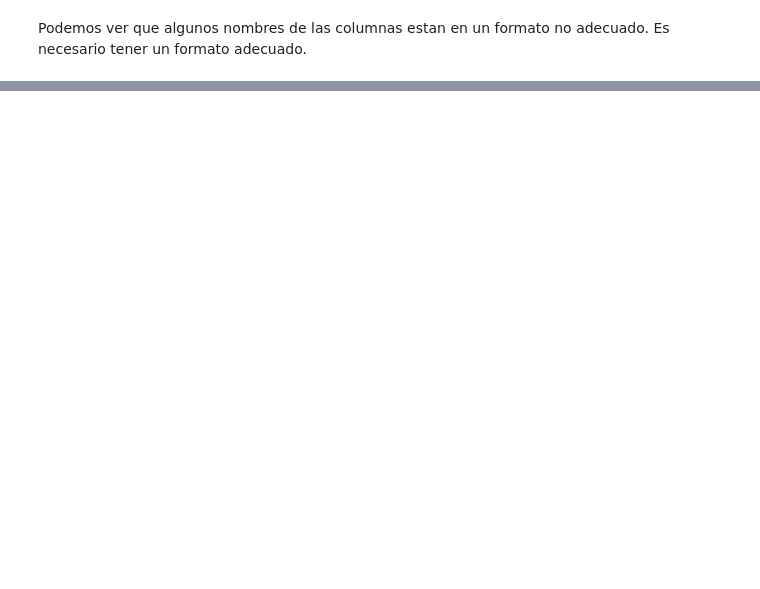
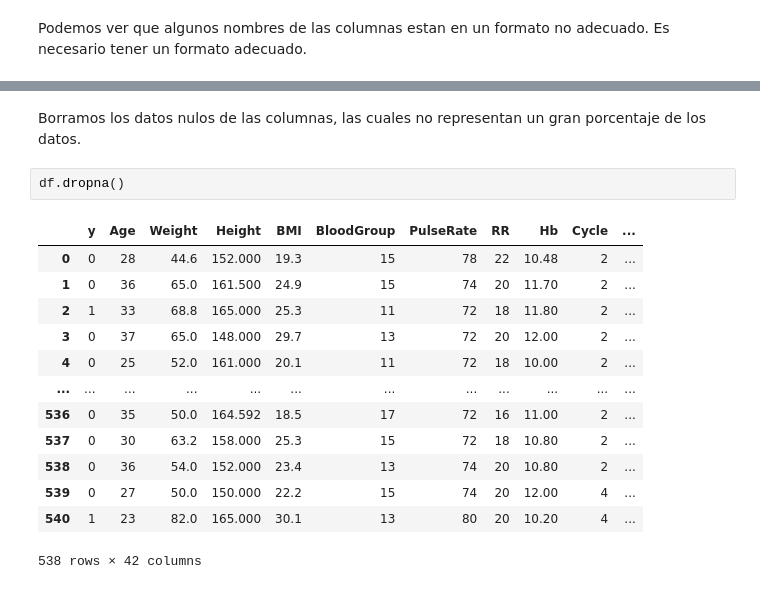
Before and after one commit to Martin-carrizalez/CHATBOT-SOP-CON-IMG, a Jupyter notebook: EDA/analysis1.1.ipynb, the cells around one changed output, grey strips where cells are left out. Drawn from its saved outputs; the diff is of its cells as text; blank space fills up the shorter version.

```diff
--- a/EDA/analysis1.1.ipynb
+++ b/EDA/analysis1.1.ipynb
@@ -113,0 +184,18 @@ df.rename(columns={' Age (yrs)': 'Age (yrs)',
+# %% [markdown]
+Borramos los datos nulos de las columnas, las cuales no representan un gran porcentaje de los datos.
+# %%
+df.dropna()
+# %% [output]
+|  | y | Age | Weight | Height | BMI | BloodGroup | PulseRate | RR | Hb | Cycle | ... |
+| 0 | 0 | 28 | 44.6 | 152.000 | 19.3 | 15 | 78 | 22 | 10.48 | 2 | ... |
+| 1 | 0 | 36 | 65.0 | 161.500 | 24.9 | 15 | 74 | 20 | 11.70 | 2 | ... |
+| 2 | 1 | 33 | 68.8 | 165.000 | 25.3 | 11 | 72 | 18 | 11.80 | 2 | ... |
+| 3 | 0 | 37 | 65.0 | 148.000 | 29.7 | 13 | 72 | 20 | 12.00 | 2 | ... |
+| 4 | 0 | 25 | 52.0 | 161.000 | 20.1 | 11 | 72 | 18 | 10.00 | 2 | ... |
+| ... | ... | ... | ... | ... | ... | ... | ... | ... | ... | ... | ... |
+| 536 | 0 | 35 | 50.0 | 164.592 | 18.5 | 17 | 72 | 16 | 11.00 | 2 | ... |
+| 537 | 0 | 30 | 63.2 | 158.000 | 25.3 | 15 | 72 | 18 | 10.80 | 2 | ... |
+| 538 | 0 | 36 | 54.0 | 152.000 | 23.4 | 13 | 74 | 20 | 10.80 | 2 | ... |
+| 539 | 0 | 27 | 50.0 | 150.000 | 22.2 | 15 | 74 | 20 | 12.00 | 4 | ... |
+| 540 | 1 | 23 | 82.0 | 165.000 | 30.1 | 13 | 80 | 20 | 10.20 | 4 | ... |
+538 rows × 42 columns
```
Also changed, not shown: parts of 35 cells of this notebook, 2 other files.
